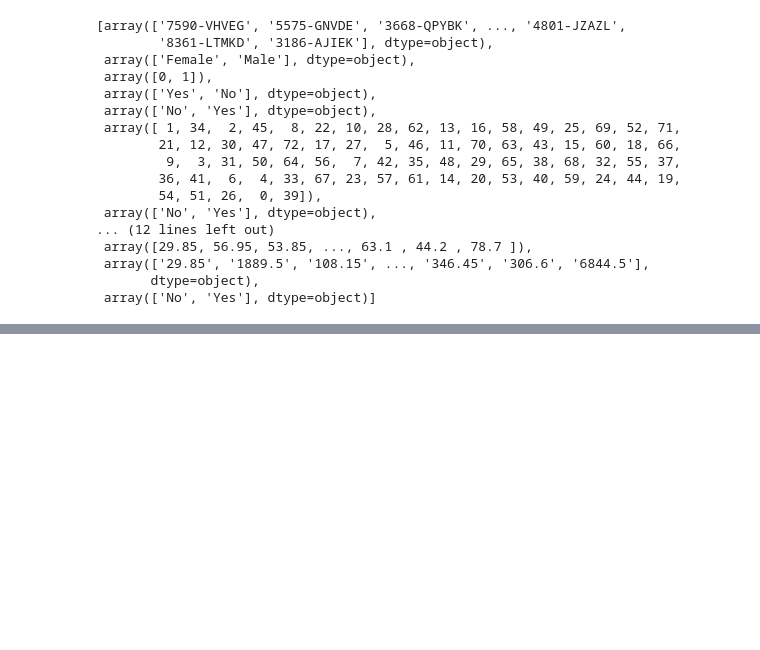
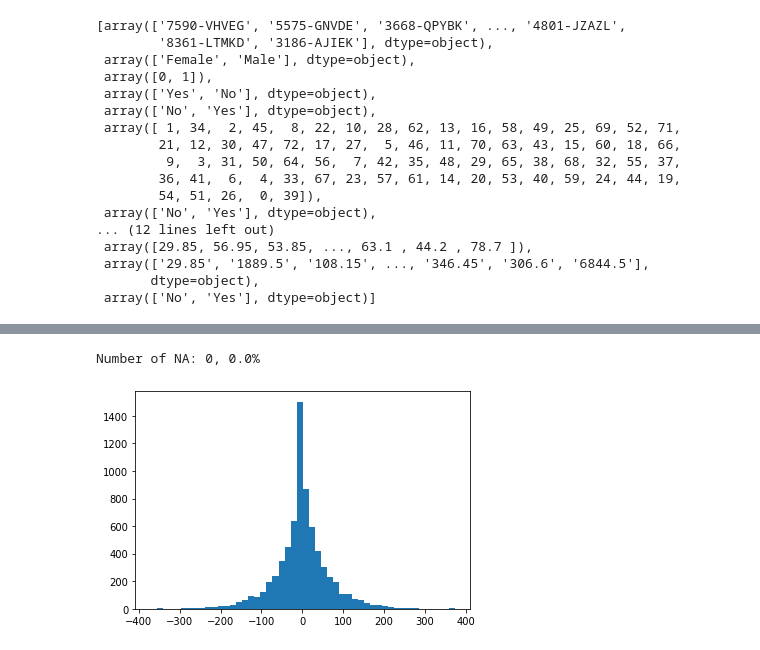
Before and after one commit to arcarrion/churn_prediction, a Jupyter notebook: notebooks/01_exploratory_analysis.ipynb, the cells around one changed output, grey strips where cells are left out. Cells and saved outputs as stored; diff of their text form; code cells hidden in the pictures; blank space fills up the shorter version.

```diff
--- a/notebooks/01_exploratory_analysis.ipynb
+++ b/notebooks/01_exploratory_analysis.ipynb
@@ -374,0 +423,4 @@ Conclusions from initial exploration:
+# %%
+print(raw_data.shape)
+raw_data = raw_data.loc[raw_data.tenure>0, :] # Delete those whose tenure =0
+print(raw_data.shape)
@@ -374,0 +441,12 @@ Conclusions from initial exploration:
+# %%
+raw_data['diff_charges'] = raw_data['TotalCharges_num']-raw_data['tenure']*raw_data['MonthlyCharges']
+fig_gender, ax_gender = plt.subplots()
+#attribute_data = raw_data.groupby('PaymentMethod').agg({'PaymentMethod': 'count'})
+#attribute_data['percent'] = attribute_data.PaymentMethod*100/sum(attribute_data.PaymentMethod)
+#display(attribute_data)
+print(f'Number of NA: {raw_data.diff_charges.isnull().sum()}, {raw_data.diff_charges.isnull().sum()*100/raw_data.shape[0]}%')
+plt.hist(raw_data.diff_charges, bins=50)
+plt.show()
+# %% [output]
+Number of NA: 0, 0.0%
+[figure, added]
```
Also changed, not shown: parts of 57 cells of this notebook.
